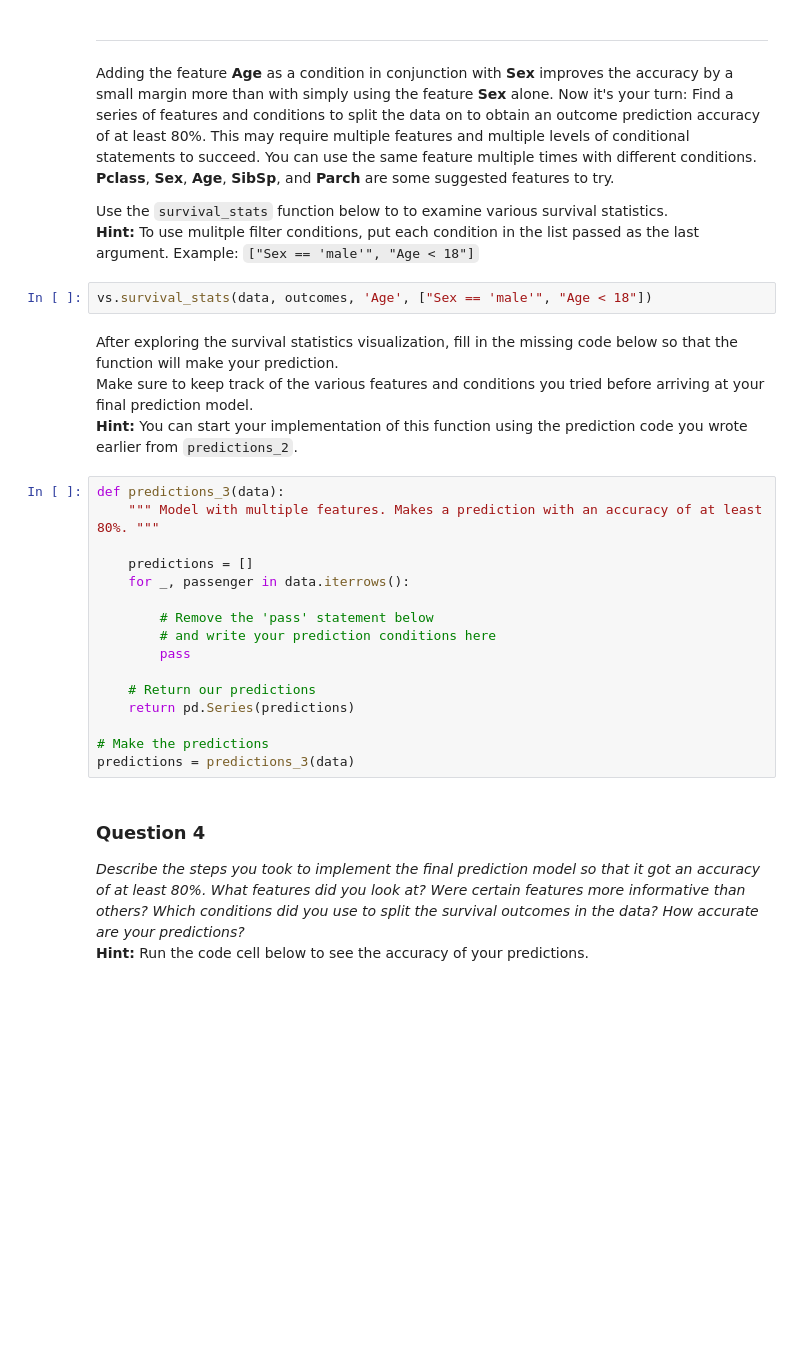
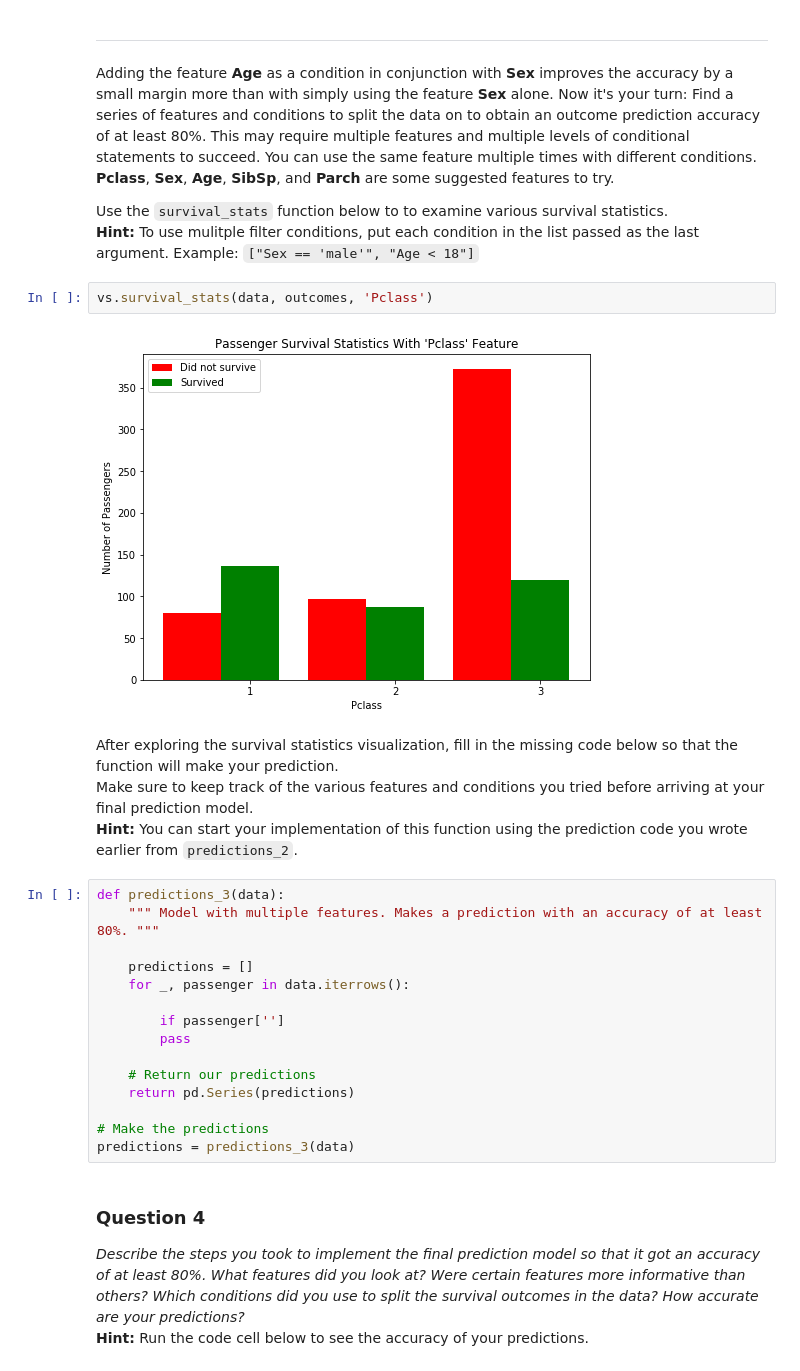
Before and after one commit to zeroohub/machine-learning, a Jupyter notebook: projects/titanic_survival_exploration/titanic_survival_exploration.ipynb, the cells around one changed output. Saved outputs shown, nothing was run; the diff lists cells and outputs as text; blank space fills up the shorter version.

```diff
--- a/projects/titanic_survival_exploration/titanic_survival_exploration.ipynb
+++ b/projects/titanic_survival_exploration/titanic_survival_exploration.ipynb
@@ -204,7 +213,9 @@ Adding the feature **Age** as a condition in conjunction with **Sex** improves t
 Use the `survival_stats` function below to to examine various survival statistics.
 **Hint:** To use mulitple filter conditions, put each condition in the list passed as the last argument. Example: `["Sex == 'male'", "Age < 18"]`
 # %%
-vs.survival_stats(data, outcomes, 'Age', ["Sex == 'male'", "Age < 18"])
+vs.survival_stats(data, outcomes, 'Pclass')
+# %% [output]
+[figure, added]
 # %% [markdown]
 After exploring the survival statistics visualization, fill in the missing code below so that the function will make your prediction.
 Make sure to keep track of the various features and conditions you tried before arriving at your final prediction model.
@@ -216,8 +227,7 @@ def predictions_3(data):
     predictions = []
     for _, passenger in data.iterrows():
 
-        # Remove the 'pass' statement below
-        # and write your prediction conditions here
+        if passenger['']
         pass
 
     # Return our predictions
```
Also changed, not shown: parts of 5 cells of this notebook.
